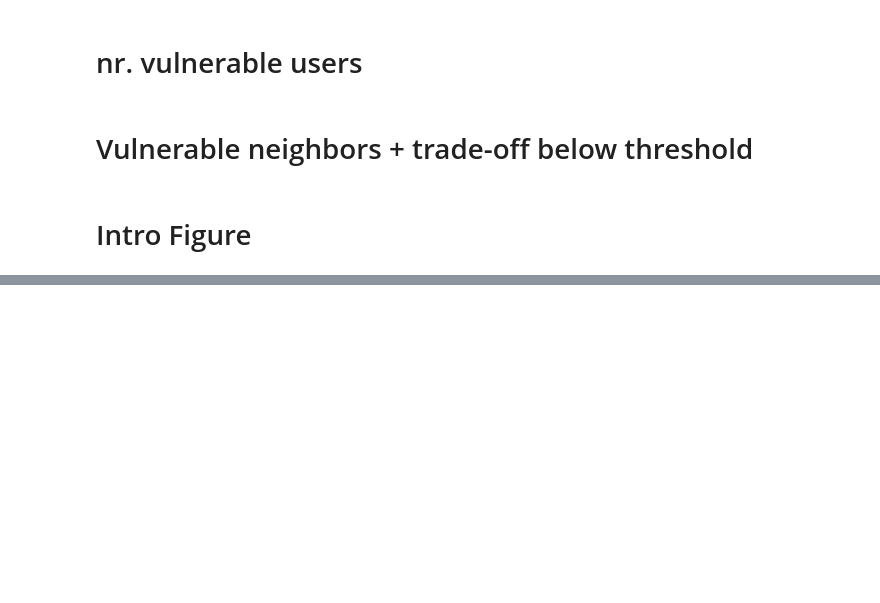
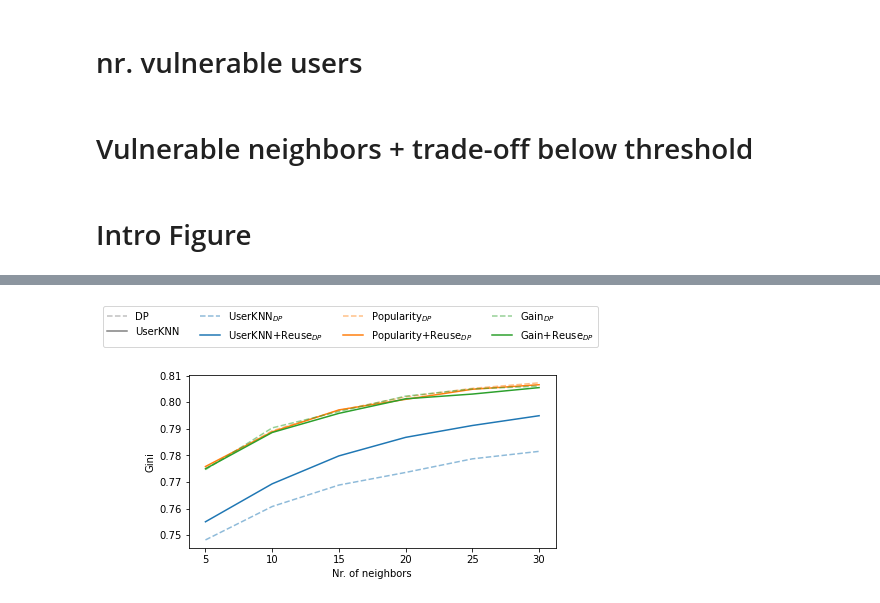
Before and after one commit to pmuellner/ReuseKNN, a Jupyter notebook: Visualization.ipynb, the cells around one changed output, grey strips where cells are left out. Drawn from its saved outputs; the diff is of its cells as text; code cells hidden in the pictures; blank space fills up the shorter version.

```diff
--- a/Visualization.ipynb
+++ b/Visualization.ipynb
@@ -713,3 +930,0 @@ df.groupby("user_id")["rating"].std().mean()
-# %%
-import pickle as pl
-d = pl.load(open("results/protected/ml-100k/item_frequency_userknn.pkl", "rb"))
@@ -788,11 +932,0 @@ gini(list(d[k_idx].values()))
-# %%
-k_idx = 5
-
-d1 = pl.load(open("results/protected/ml-100k/item_frequency_userknn.pkl", "rb"))
-d2 = pl.load(open("results/protected/ml-100k/item_frequency_pop_reuse.pkl", "rb"))
-
-iids = set(d1[k_idx].keys()).intersection(d2[k_idx].keys())
-diffs = []
-for iid in iids:
-    diffs.append(d1[k_idx][iid] - d2[k_idx][iid])
-plt.hist(diffs, bins=25);
@@ -818,0 +937,5 @@ np.mean(avg1), np.mean(avg2)
+# %%
+df = pd.read_csv("data/ml-1m/ratings.dat", sep="::", names=["user_id", "item_id", "rating", "timestamp"])
+#df = pd.read_csv("data/lfm/artist_ratings.csv", sep=";", names=["user_id", "item_id", "rating"])
+#df = pd.read_csv("data/goodreads/sample.csv", sep=";", names=["user_id", "item_id", "rating"])
+item_popularity = df.groupby("item_id").size() / df["user_id"].nunique()
@@ -818,0 +1038,27 @@ np.mean(avg1), np.mean(avg2)
+# %%
+%matplotlib inline
+fig = plt.figure()
+#plt.plot(K, gini_no, color="gray", linestyle="solid", alpha=0.75)
+#plt.plot(K, gini_full, color="gray", linestyle="dashed", alpha=0.75)
+plt.plot(K, gini_userknn, color="C0", linestyle="dashed", alpha=0.5)
+plt.plot(K, gini_userknnreuse, color="C0")
+plt.plot(K, gini_pop, color="C1", linestyle="dashed", alpha=0.5)
+plt.plot(K, gini_popreuse, color="C1")
+plt.plot(K, gini_gain, color="C2", linestyle="dashed", alpha=0.5)
+plt.plot(K, gini_gainreuse, color="C2")
+plt.ylabel("Gini")
+plt.xlabel("Nr. of neighbors")
+
+colors = ['gray', 'C0', 'C1', 'C2']
+lines = []
+labels = []
+for c in colors:
+    lines.append(Line2D([0], [0], color=c, linestyle='dashed', alpha=0.5))
+    lines.append(Line2D([0], [0], color=c, linestyle="solid"))
+labels = ["DP", "UserKNN", r"UserKNN$_{DP}$", r"UserKNN+Reuse$_{DP}$", r"Popularity$_{DP}$", r"Popularity+Reuse$_{DP}$", r"Gain$_{DP}$", r"Gain+Reuse$_{DP}$"]
+
+fig.legend(lines, labels, ncol=4, loc='upper center')
+fig.tight_layout()
+fig.subplots_adjust(top=.75, bottom=0.15, hspace=0.35, wspace=0.35)
+# %% [output]
+[figure, added]
```
Also changed, not shown: parts of 54 cells of this notebook, 1 other file.
